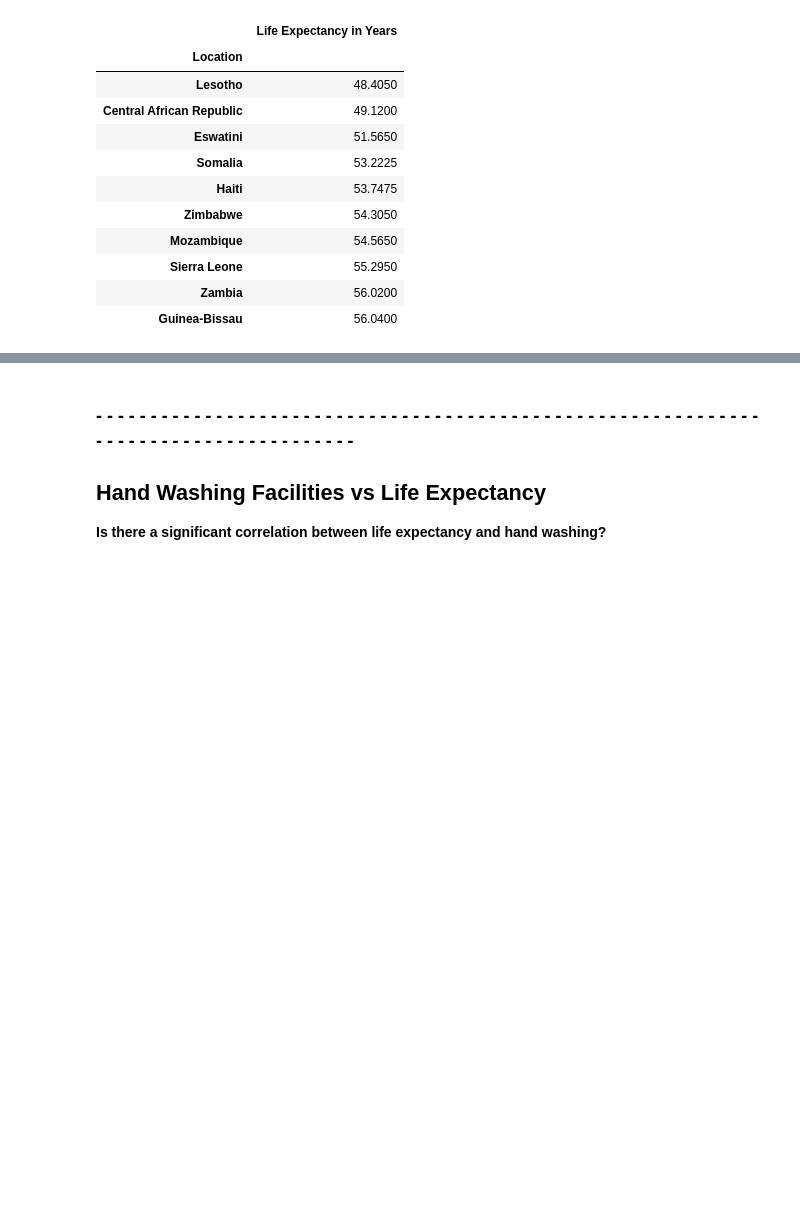
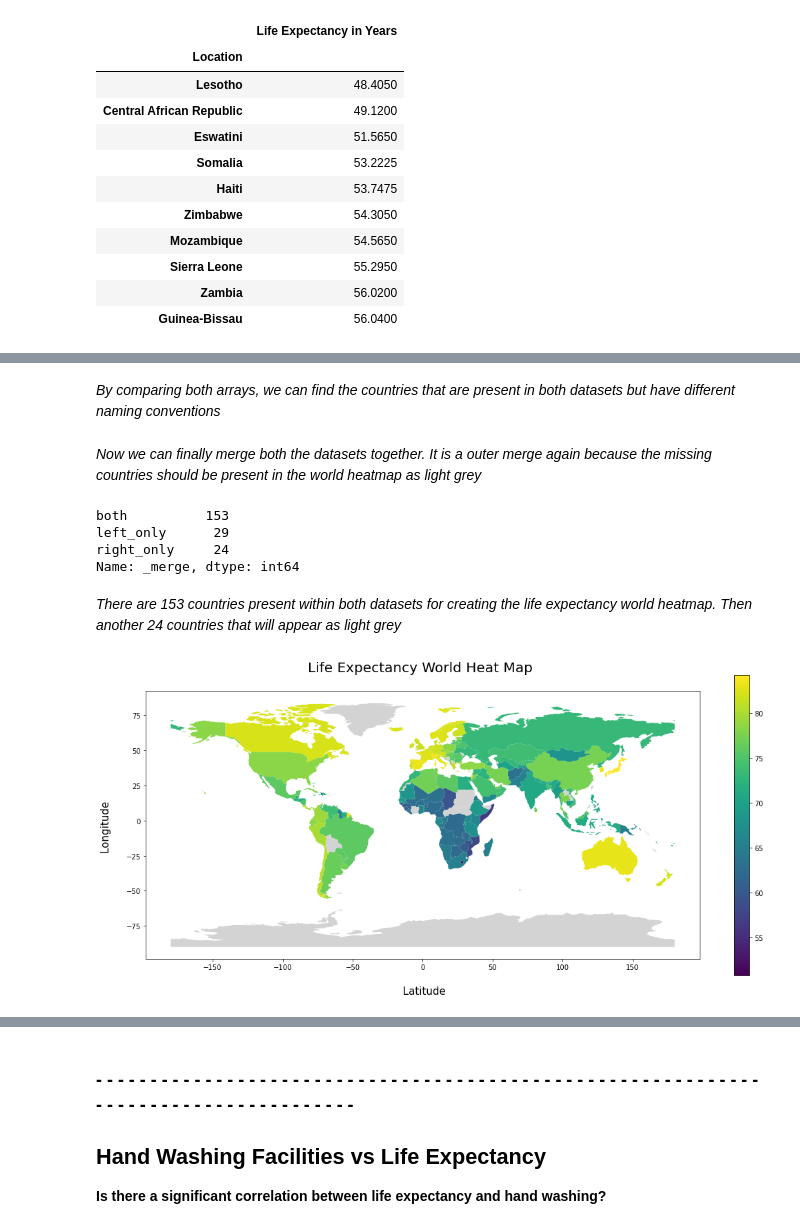
Before and after one commit to pkorat/World-Life-Expectancy-Analysis, a Jupyter notebook: main_pk_6_30_21.ipynb, the cells around one changed output, grey strips where cells are left out. Saved outputs shown, nothing was run; the diff lists cells and outputs as text; code cells hidden in the pictures; blank space fills up the shorter version.

Commit message:
added some slides onto notebook and moved the world heatmap to show up earlier

```diff
--- a/main_pk_6_30_21.ipynb
+++ b/main_pk_6_30_21.ipynb
@@ -142,0 +220,2 @@ life_expectancy_df_sort.head(10).to_frame()
+# %% [markdown]
+*By comparing both arrays, we can find the countries that are present in both datasets but have different naming conventions*
@@ -142,0 +232,32 @@ life_expectancy_df_sort.head(10).to_frame()
+# %% [markdown]
+*Now we can finally merge both the datasets together. It is a outer merge again because the missing countries should be present in the world heatmap as light grey*
+# %%
+# Merge both datasets on the column name
+life_world = pd.merge(mean_lifeexp, world, on='name', how='outer', indicator=True)
+life_world = gpd.GeoDataFrame(life_world)
+
+life_world['_merge'].value_counts()
+# %% [output]
+both          153
+left_only      29
+right_only     24
+Name: _merge, dtype: int64
+# %% [markdown]
+*There are 153 countries present within both datasets for creating the life expectancy world heatmap. Then another 24 countries that will appear as light grey*
+# %%
+# Using .plot() method to plot the combined dataset on the Life Expectancy in Years. The legend on the right represents the Years
+# of life in the year 2019. Yellow is the highest life expectancy and purple the lowest.
+life_world.plot(
+    column='Life Expectancy in Years',
+    figsize=(18, 8),
+    missing_kwds={'color':'lightgrey', 'label':'Missing values'},
+    legend=True
+)
+
+# Add title and labels, then finally save the plot to the Output folder
+plt.title('Life Expectancy World Heat Map \n', fontsize=20)
+plt.ylabel('Longitude \n', fontsize=15)
+plt.xlabel('\n Latitude', fontsize=15)
+plt.savefig('Output/world.png', bbox_inches='tight')
+# %% [output]
+[figure, added]
```
Also changed, not shown: parts of 17 cells of this notebook, 1 other file.
